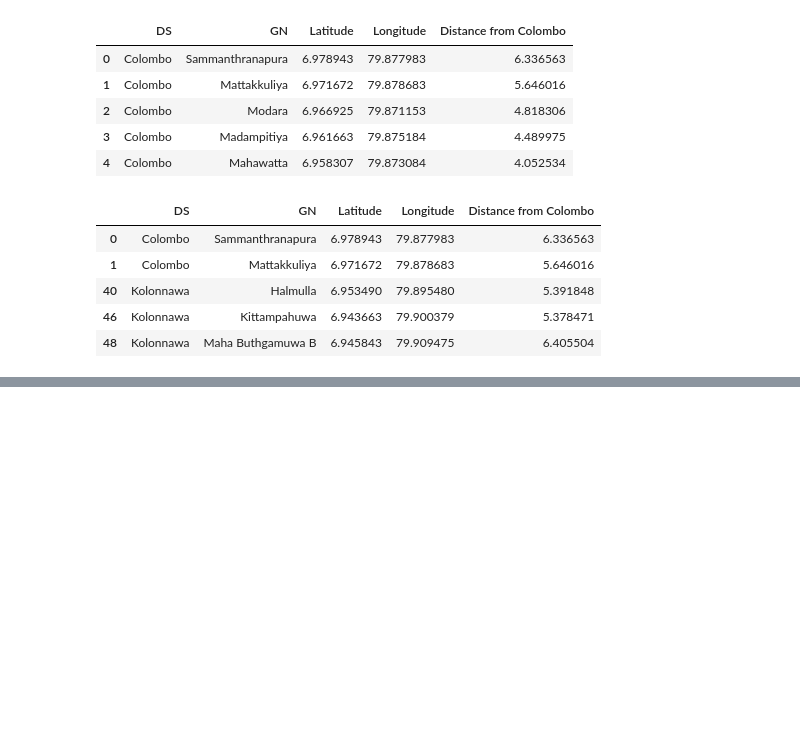
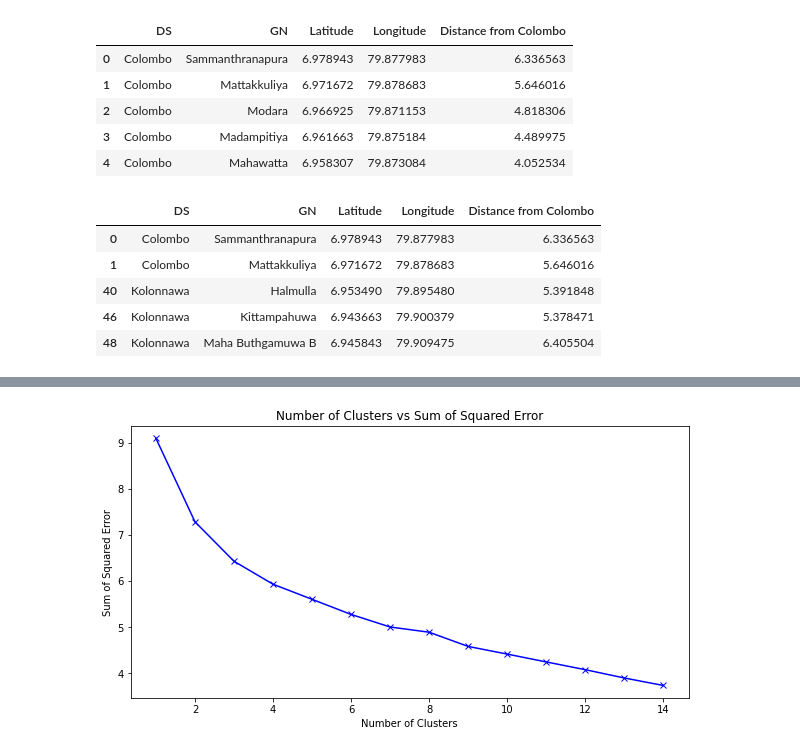
Before and after one commit to chathusha/Coursera_Capstone, a Jupyter notebook: capstoneProject.ipynb, the cells around one changed output, grey strips where cells are left out. Cells and saved outputs as stored; diff of their text form; code cells hidden in the pictures; blank space fills up the shorter version.

```diff
--- a/capstoneProject.ipynb
+++ b/capstoneProject.ipynb
@@ -165,0 +190,21 @@ colomboGroupedVenues.head()
+# %%
+# removing labels from df
+colomboClusteringVenues = colomboGroupedVenues.drop('GN', axis=1)
+# %%
+# elbow method is used to get the optimum number of clusters
+nClusters = [i for i in range(1, 15)]
+sumofSquaredError = []
+
+for nCluster in nClusters:
+    kMeans = KMeans(nCluster, random_state=0).fit(colomboClusteringVenues)
+    sumofSquaredError.append(kMeans.inertia_)
+# %%
+# plot the sum of squared error against cluster number
+plt.figure(figsize=(10, 5))
+plt.plot(nClusters, sumofSquaredError, 'bx-')
+plt.xlabel('Number of Clusters')
+plt.ylabel('Sum of Squared Error')
+plt.title('Number of Clusters vs Sum of Squared Error')
+plt.show()
+# %% [output]
+[figure, added]
```
Also changed, not shown: parts of 14 cells of this notebook.
